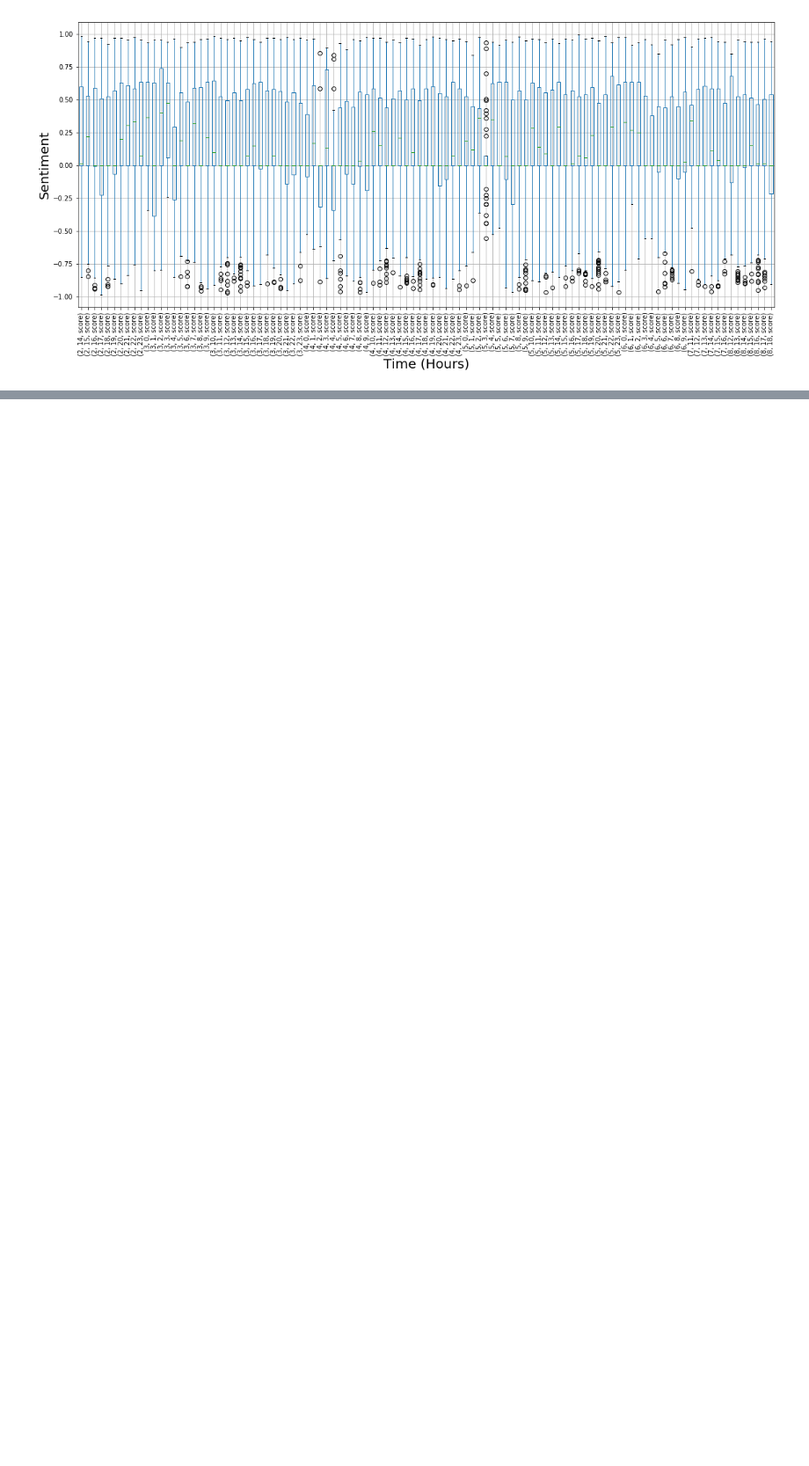
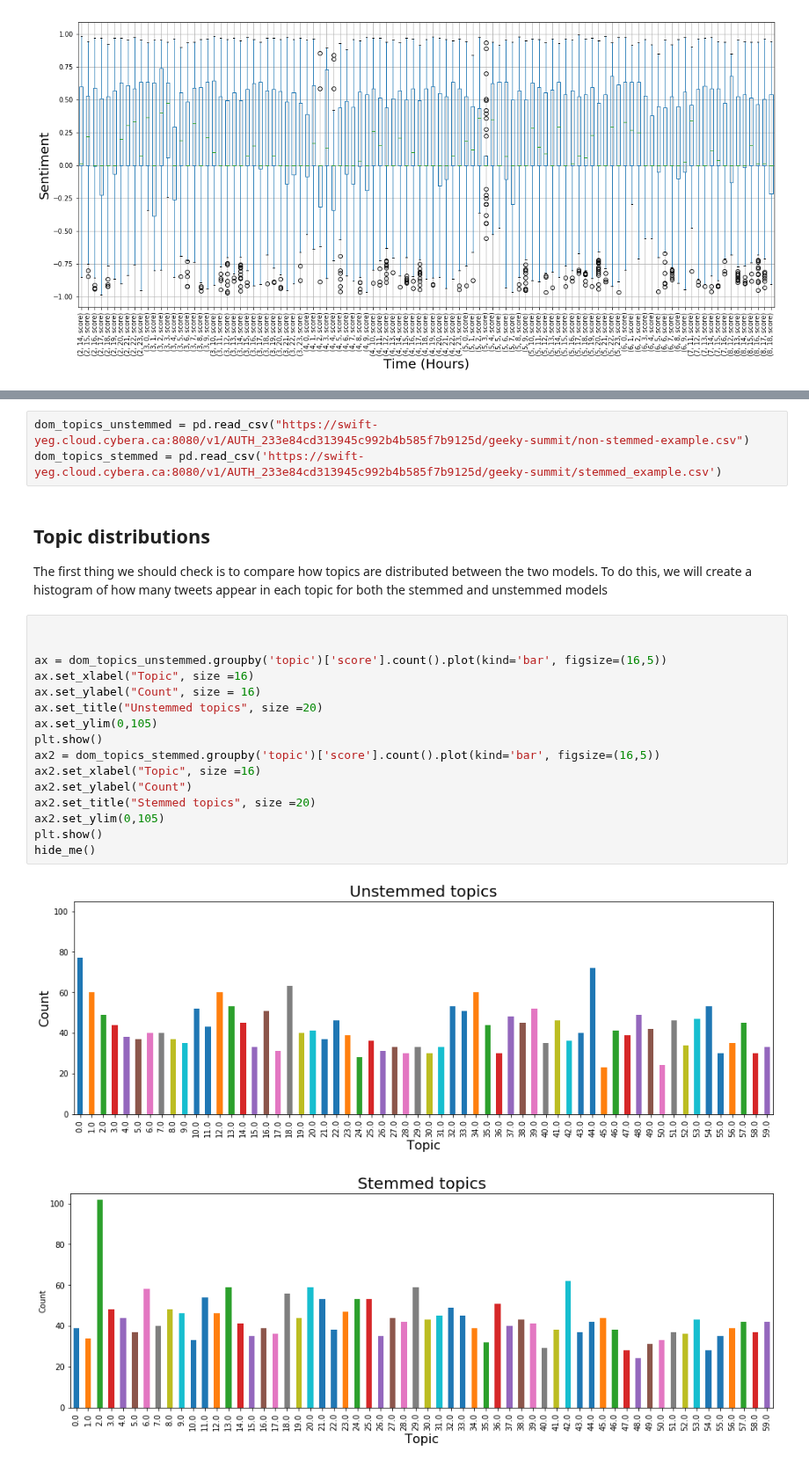
Before and after one commit to cybera/data-science-for-entrepreneurs-workshops, a Jupyter notebook: sentiment.ipynb, the cells around one changed output, grey strips where cells are left out. Shown at 88% size. Saved outputs shown, nothing was run; the diff lists cells and outputs as text; blank space fills up the shorter version.

Commit message:
final draft, missing math, will fill in

```diff
--- a/sentiment.ipynb
+++ b/sentiment.ipynb
@@ -502,0 +548,26 @@ df_dominant_topic.groupby('topic')['score'].count().plot(kind='bar', figsize=(20
+# %%
+dom_topics_unstemmed = pd.read_csv("https://swift-yeg.cloud.cybera.ca:8080/v1/AUTH_233e84cd313945c992b4b585f7b9125d/geeky-summit/non-stemmed-example.csv")
+dom_topics_stemmed = pd.read_csv('https://swift-yeg.cloud.cybera.ca:8080/v1/AUTH_233e84cd313945c992b4b585f7b9125d/geeky-summit/stemmed_example.csv')
+# %% [markdown]
+## Topic distributions
+
+The first thing we should check is to compare how topics are distributed between the two models. To do this, we will create a histogram of how many tweets appear in each topic for both the stemmed and unstemmed models
+# %%
+
+
+ax = dom_topics_unstemmed.groupby('topic')['score'].count().plot(kind='bar', figsize=(16,5))
+ax.set_xlabel("Topic", size =16)
+ax.set_ylabel("Count", size = 16)
+ax.set_title("Unstemmed topics", size =20)
+ax.set_ylim(0,105)
+plt.show()
+ax2 = dom_topics_stemmed.groupby('topic')['score'].count().plot(kind='bar', figsize=(16,5))
+ax2.set_xlabel("Topic", size =16)
+ax2.set_ylabel("Count")
+ax2.set_title("Stemmed topics", size =20)
+ax2.set_ylim(0,105)
+plt.show()
+hide_me()
+# %% [output]
+[figure, added]
+[figure, added]
```
Also changed, not shown: parts of 54 cells of this notebook, 1 other file.
